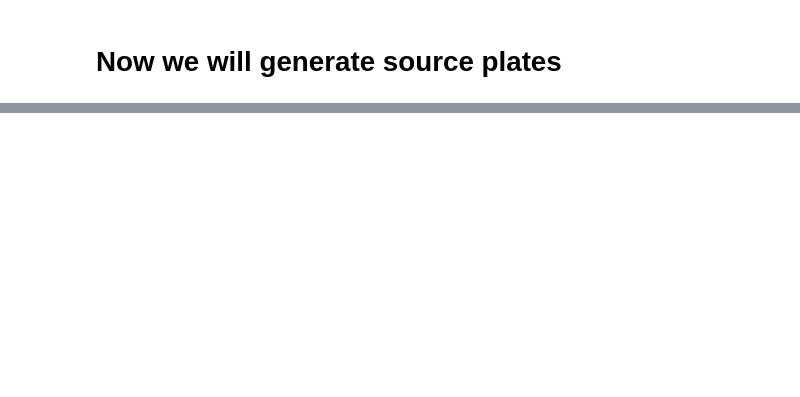
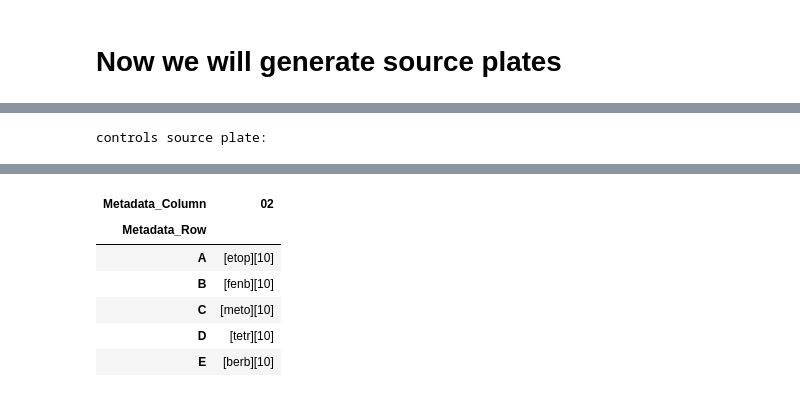
Before and after one commit to jonrie/idot_tools, a Jupyter notebook: plaid_to_idot.ipynb, the cells around one changed output, grey strips where cells are left out. Saved outputs shown, nothing was run; the diff lists cells and outputs as text; code cells hidden in the pictures; blank space fills up the shorter version.

```diff
--- a/plaid_to_idot.ipynb
+++ b/plaid_to_idot.ipynb
@@ -655,0 +539,19 @@ ValueError: ignored
+# %%
+#@title Visualize and save treatment Source plates
+
+if len(trtSOURCE.columns) == 0:
+  print('no controls source plate was created')
+else:
+  trtlist = trtSOURCE['Source Plate'].unique().tolist()
+  for plate in trtlist:
+      df = trtSOURCE[trtSOURCE['Source Plate'] == plate ]
+      df['Metadata_Column'] =    df['Source Well'].astype(str).str[1:3]
+      df['Metadata_Row']    =    df['Source Well'].astype(str).str[0]
+      trtpivot = df.pivot(columns="Metadata_Column", index="Metadata_Row", values="Liquid Name")
+      print("treatment source plate:")
+      #print(pivot)
+
+      trtpivot.to_csv("{}_{}.csv".format(protocol_name,plate), encoding = 'utf-8-sig')
+      files.download("{}_{}.csv".format(protocol_name,plate))
+
+trtpivot
@@ -655,0 +572,21 @@ ValueError: ignored
+# %%
+#@title Visualize and save controls Source plates
+
+if len(ctrlSOURCE.columns) == 0:
+  print('no controls source plate was created')
+else:
+  ctrllist = ctrlSOURCE['Source Plate'].unique().tolist()
+  for plate in ctrllist:
+      df = ctrlSOURCE[ctrlSOURCE['Source Plate'] == plate ]
+      df['Metadata_Column'] =    df['Source Well'].astype(str).str[1:3]
+      df['Metadata_Row']    =    df['Source Well'].astype(str).str[0]
+      ctrlpivot = df.pivot(columns="Metadata_Column", index="Metadata_Row", values="Liquid Name")
+      print("controls source plate:")
+      ctrlpivot
+
+      ctrlpivot.to_csv("{}_{}.csv".format(protocol_name,plate), encoding = 'utf-8-sig')
+      files.download("{}_{}.csv".format(protocol_name,plate))
+
+ctrlpivot
+# %% [output]
+controls source plate:
@@ -655,0 +595,7 @@ ValueError: ignored
+| Metadata_Column | 02 |
+| Metadata_Row |  |
+| A | [etop][10] |
+| B | [fenb][10] |
+| C | [meto][10] |
+| D | [tetr][10] |
+| E | [berb][10] |
```
Also changed, not shown: parts of 38 cells of this notebook.
